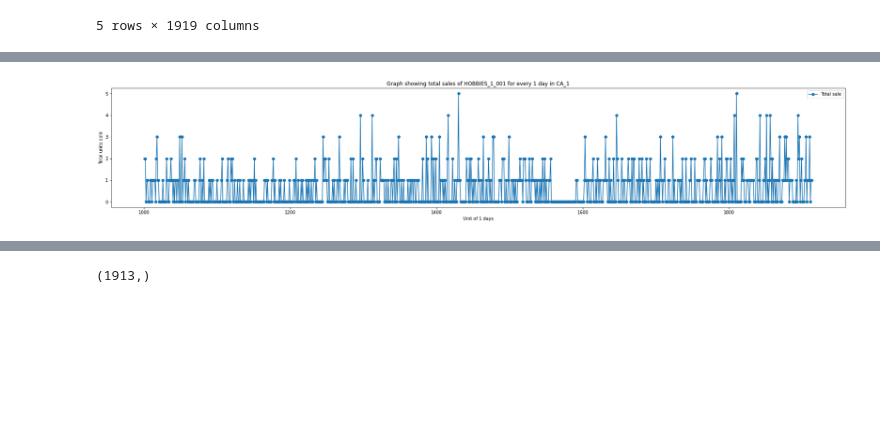
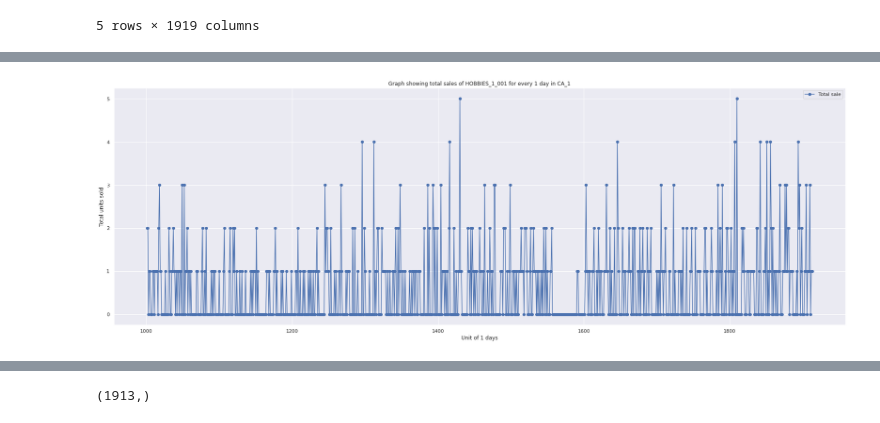
Before and after one commit to Rohan-Agarwal-Developer/walmart-sales-predictions, a Jupyter notebook: trends/Trends.ipynb, the cells around one changed output, grey strips where cells are left out. Saved outputs shown, nothing was run; the diff lists cells and outputs as text; code cells hidden in the pictures; blank space fills up the shorter version.

```diff
--- a/trends/Trends.ipynb
+++ b/trends/Trends.ipynb
@@ -2,3 +2,5 @@
 import pandas as pd
 import numpy as np
 import matplotlib.pyplot as plt
+import seaborn as sns
+sns.set()
@@ -59,16 +52,16 @@ x = range(1, 1913 + 1)
 # %%
 start = 1000
 end = 1913
 
-plt.figure(figsize=(30,5))
+plt.figure(figsize=(30,10))
 plt.plot(x[start:end], example_data[start:end],label='Total sale',marker='o')
 plt.legend()
 plt.xlabel(f'Unit of 1 days')
 plt.ylabel('Total units sold')
 plt.title(f'Graph showing total sales of {item_id} for every 1 day in {store_id}')
 plt.show()
 # %% [output]
-[figure, old version]
+[figure, new version]
 # %%
 dept_id = "HOBBIES_1"
 store_id = "CA_1"
```
Also changed, not shown: parts of 12 cells of this notebook.
